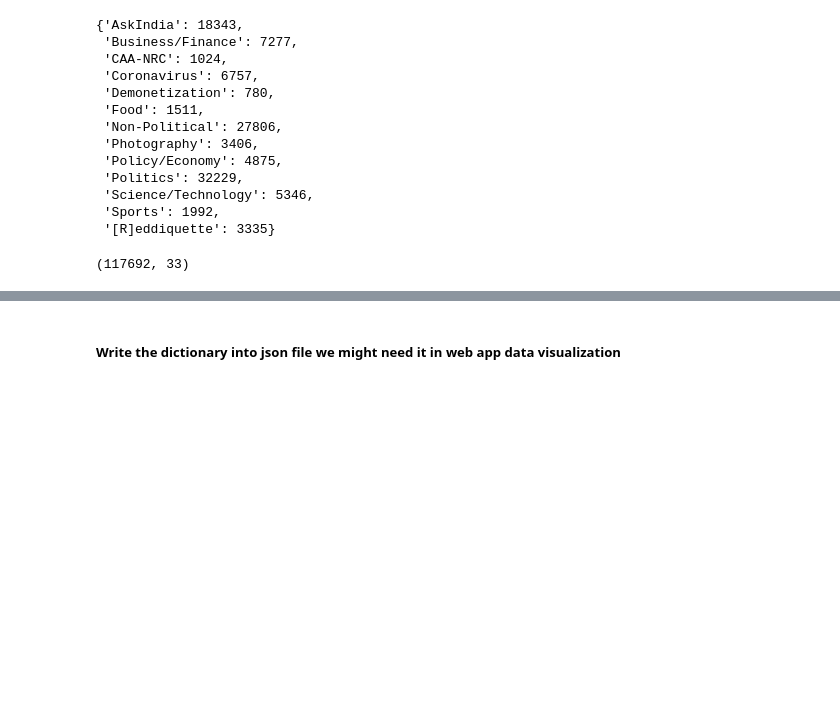
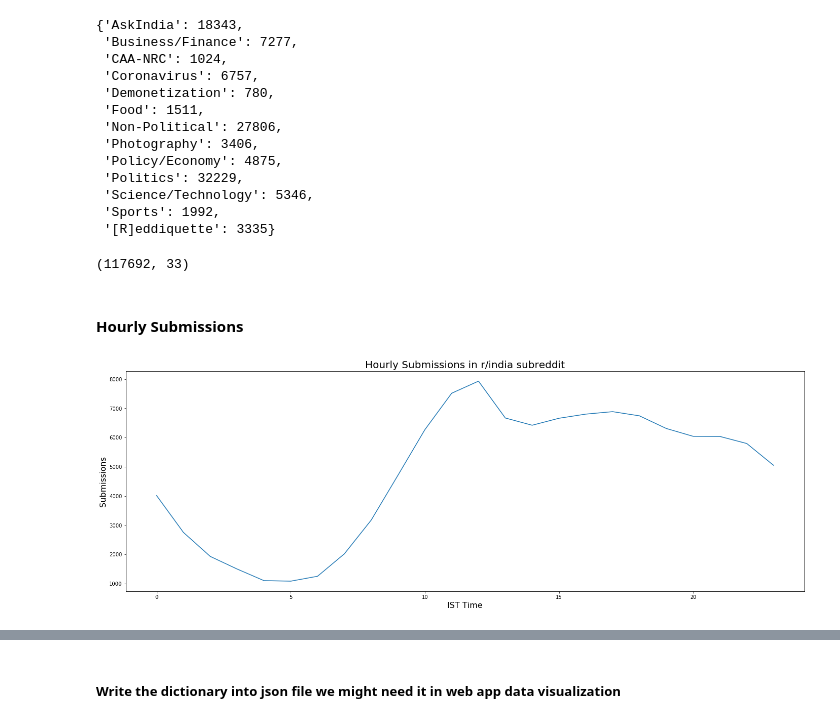
Before and after one commit to macabdul9/reddit-flait-detector, a Jupyter notebook: notebooks/reddit_flair_data_acquisation_June_2019.ipynb, the cells around one changed output, grey strips where cells are left out. Saved outputs shown, nothing was run; the diff lists cells and outputs as text; code cells hidden in the pictures; blank space fills up the shorter version.

```diff
--- a/notebooks/reddit_flair_data_acquisation_June_2019.ipynb
+++ b/notebooks/reddit_flair_data_acquisation_June_2019.ipynb
@@ -410,3 +410,25 @@ for row in tqdm(range(df_no_missing_flairs.shape[0])):
 # %%
 # drop them by indices
 new_df = df_no_missing_flairs.drop(index)
+# %% [markdown]
+#### Hourly Submissions
+# %%
+new_df['hour'] = new_df.created_utc.apply(lambda x : datetime.datetime.fromtimestamp(x).hour)
+# %%
+plt.figure(figsize=(24, 8))
+ax = sns.lineplot(data=new_df.link_flair_text.groupby(new_df.hour).count())
+
+# Interactive plot
+
+# new_df.link_flair_text.groupby(new_df.hour).count().iplot(
+#     title="Hourly Submission in r/india",
+#     xTitle="TIME IST",
+#     yTitle="Submissions"
+# )
+
+plt.title("Hourly Submissions in r/india subreddit", fontdict={"fontsize":20})
+plt.xlabel("IST Time", fontdict={"fontsize":16})
+plt.ylabel("Submissions", fontdict={"fontsize":16})
+plt.show()
+# %% [output]
+[figure, added]
```
Also changed, not shown: parts of 13 cells of this notebook.
